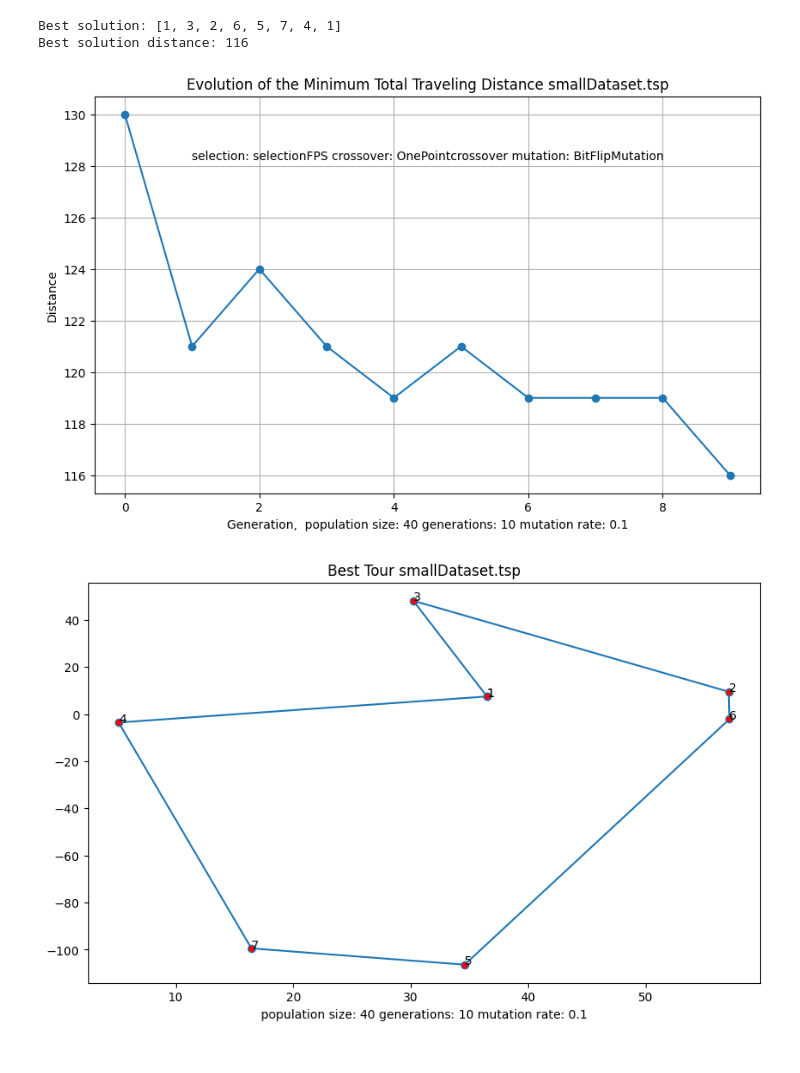
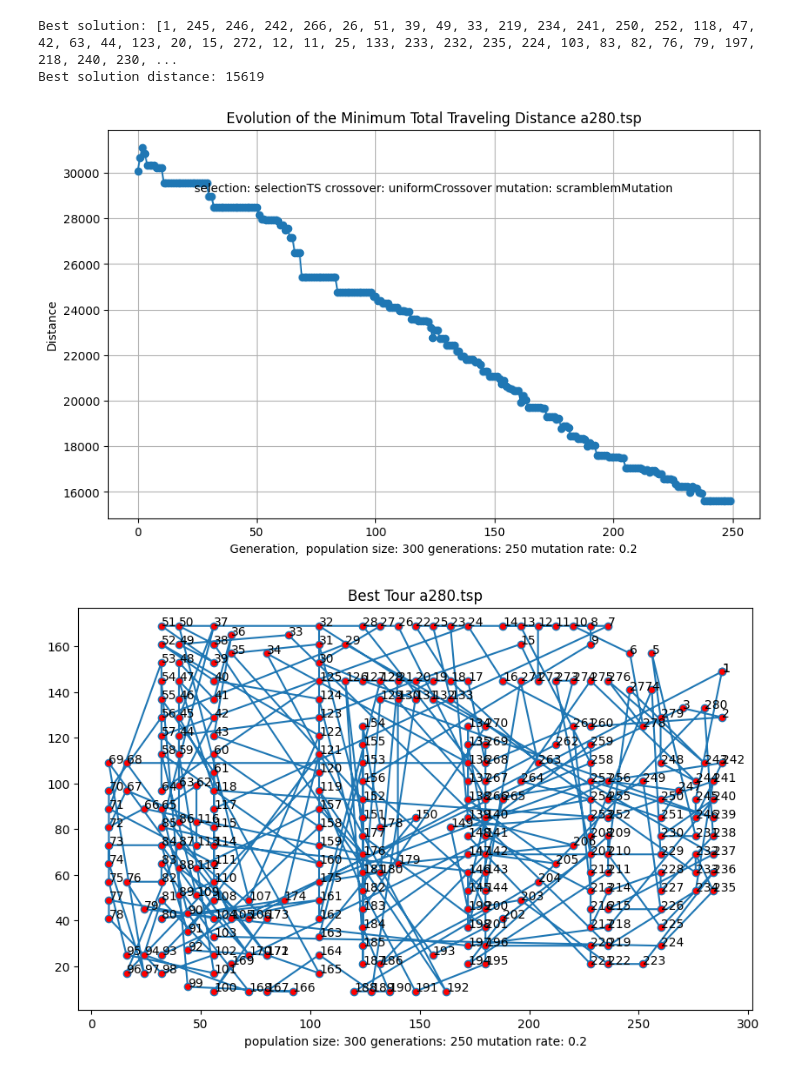
Before and after one commit to Pawel712/NEC-Assignment4, a Jupyter notebook: TSPGeneticAlgorithm.ipynb, the cells around one changed output. Cells and saved outputs as stored; diff of their text form; code cells hidden in the pictures.

```diff
--- a/TSPGeneticAlgorithm.ipynb
+++ b/TSPGeneticAlgorithm.ipynb
@@ -202,35 +202,35 @@ def genetic_algorithm(problem, population_size, generations, mutation_rate, sele
     return best_tour, best_distances
 # %%
 
-dataset_name = 'smallDataset.tsp'
+dataset_name = 'a280.tsp'
 file_path = 'datasets/' + dataset_name
 problem = tsplib95.load(file_path)
 
-population_size = 40
-generations = 10
-mutation_rate = 0.1
+population_size = 300
+generations = 250
+mutation_rate = 0.2
 
-selection = "selectionFPS"
-# selection = "selectionTS"
-crossover = "OnePointcrossover"
-# crossover = "uniformCrossover"
-#mutation = "scramblemMutation"
-mutation = "BitFlipMutation"
+#selection = "selectionFPS"
+selection = "selectionTS"
+#crossover = "OnePointcrossover"
+crossover = "uniformCrossover"
+mutation = "scramblemMutation"
+#mutation = "BitFlipMutation"
 
 # population = how many solutions(tours) will be in a generation
 # generations = number of iterations
 # mutation_rate = probability of mutation, should experiment with different datasets
 
 best_solution, best_distances = genetic_algorithm(problem, population_size, generations, mutation_rate, selection, crossover, mutation)
 
 best_solution_distance = calculate_distance(problem, best_solution)
 
 print("Best solution:", best_solution)
 print("Best solution distance:", best_solution_distance)
 plot_evolution(best_distances, dataset_name, population_size, generations, mutation_rate, selection, crossover, mutation)
 plot_tour(problem, best_solution, dataset_name, population_size, generations, mutation_rate)
 # %% [output]
-Best solution: [1, 3, 2, 6, 5, 7, 4, 1]
-Best solution distance: 116
+Best solution: [1, 245, 246, 242, 266, 26, 51, 39, 49, 33, 219, 234, 241, 250, 252, 118, 47, 42, 63, 44, 123, 20, 15, 272, 12, 11, 25, 133, 233, 232, 235, 224, 103, 83, 82, 76, 79, 197, 218, 240, 230, ...
+Best solution distance: 15619
-[figure, old version]
+[figure, new version]
-[figure, old version]
+[figure, new version]
```
Also changed, not shown: 13 other files.
